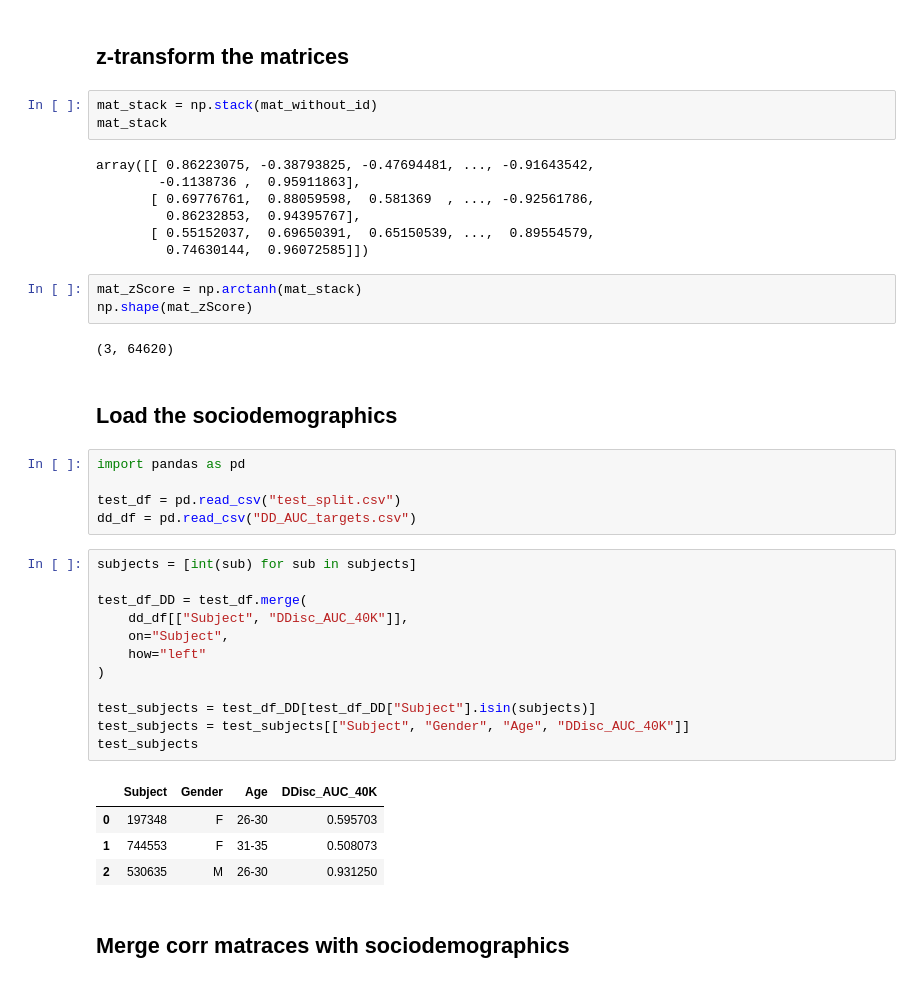
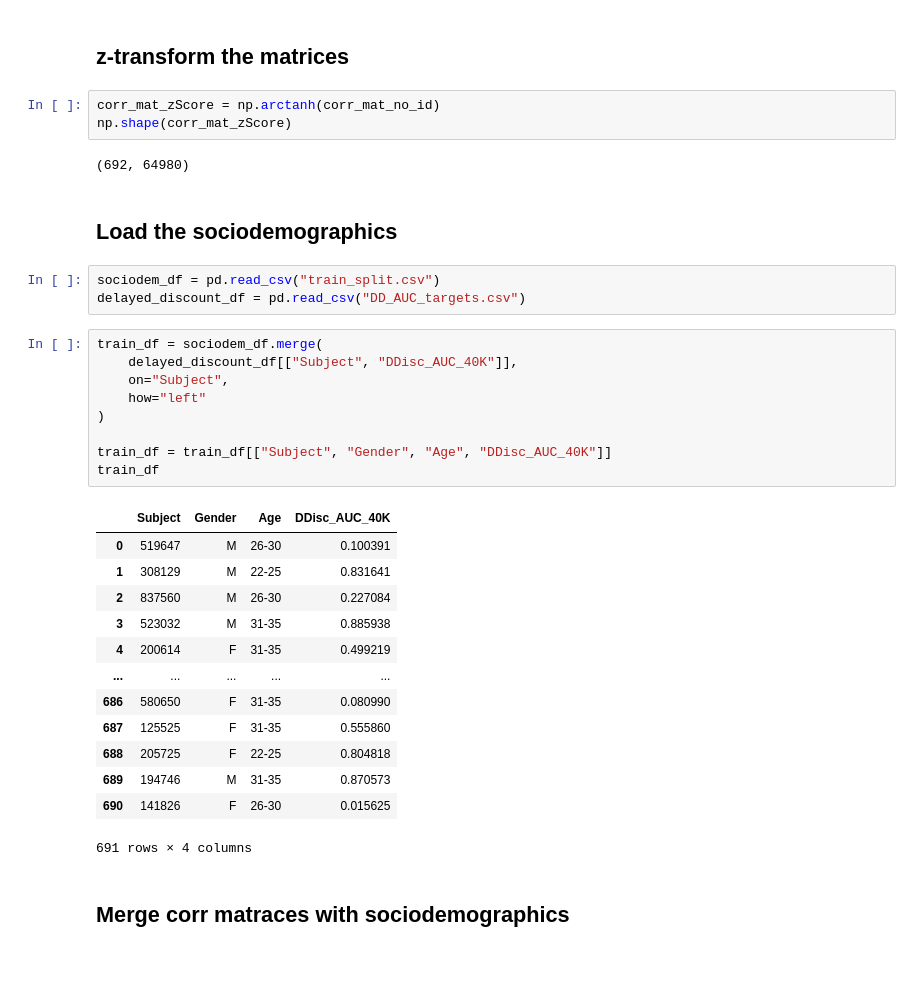
Before and after one commit to pganon32/nh26_td_gamb_diff_FC_best, a Jupyter notebook: DRAFT_func_analysis-pipeline.ipynb, the cells around one changed output. Cells and saved outputs as stored; diff of their text form.

```diff
--- a/DRAFT_func_analysis-pipeline.ipynb
+++ b/DRAFT_func_analysis-pipeline.ipynb
@@ -75,45 +50,39 @@ np.shape(mat_without_id)
 # Prepare the data
 # %% [markdown]
 ## z-transform the matrices
-# %%
-mat_stack = np.stack(mat_without_id)
-mat_stack
-# %% [output]
-array([[ 0.86223075, -0.38793825, -0.47694481, ..., -0.91643542,
-        -0.1138736 ,  0.95911863],
-       [ 0.69776761,  0.88059598,  0.581369  , ..., -0.92561786,
-         0.86232853,  0.94395767],
-       [ 0.55152037,  0.69650391,  0.65150539, ...,  0.89554579,
-         0.74630144,  0.96072585]])
 # %%
-mat_zScore = np.arctanh(mat_stack)
-np.shape(mat_zScore)
+corr_mat_zScore = np.arctanh(corr_mat_no_id)
+np.shape(corr_mat_zScore)
 # %% [output]
-(3, 64620)
+(692, 64980)
 # %% [markdown]
 ## Load the sociodemographics
 # %%
-import pandas as pd
-
-test_df = pd.read_csv("test_split.csv")
-dd_df = pd.read_csv("DD_AUC_targets.csv")
+sociodem_df = pd.read_csv("train_split.csv")
+delayed_discount_df = pd.read_csv("DD_AUC_targets.csv")
 # %%
-subjects = [int(sub) for sub in subjects]
-
-test_df_DD = test_df.merge(
-    dd_df[["Subject", "DDisc_AUC_40K"]],
+train_df = sociodem_df.merge(
+    delayed_discount_df[["Subject", "DDisc_AUC_40K"]],
     on="Subject",
     how="left"
 )
 
-test_subjects = test_df_DD[test_df_DD["Subject"].isin(subjects)]
-test_subjects = test_subjects[["Subject", "Gender", "Age", "DDisc_AUC_40K"]]
-test_subjects
+train_df = train_df[["Subject", "Gender", "Age", "DDisc_AUC_40K"]]
+train_df
 # %% [output]
 |  | Subject | Gender | Age | DDisc_AUC_40K |
-| 0 | 197348 | F | 26-30 | 0.595703 |
-| 1 | 744553 | F | 31-35 | 0.508073 |
-| 2 | 530635 | M | 26-30 | 0.931250 |
+| 0 | 519647 | M | 26-30 | 0.100391 |
+| 1 | 308129 | M | 22-25 | 0.831641 |
+| 2 | 837560 | M | 26-30 | 0.227084 |
+| 3 | 523032 | M | 31-35 | 0.885938 |
+| 4 | 200614 | F | 31-35 | 0.499219 |
+| ... | ... | ... | ... | ... |
+| 686 | 580650 | F | 31-35 | 0.080990 |
+| 687 | 125525 | F | 31-35 | 0.555860 |
+| 688 | 205725 | F | 22-25 | 0.804818 |
+| 689 | 194746 | M | 31-35 | 0.870573 |
+| 690 | 141826 | F | 26-30 | 0.015625 |
+691 rows × 4 columns
 # %% [markdown]
 ## Merge corr matraces with sociodemographics
 # %%
```
Also changed, not shown: parts of 25 cells of this notebook.
